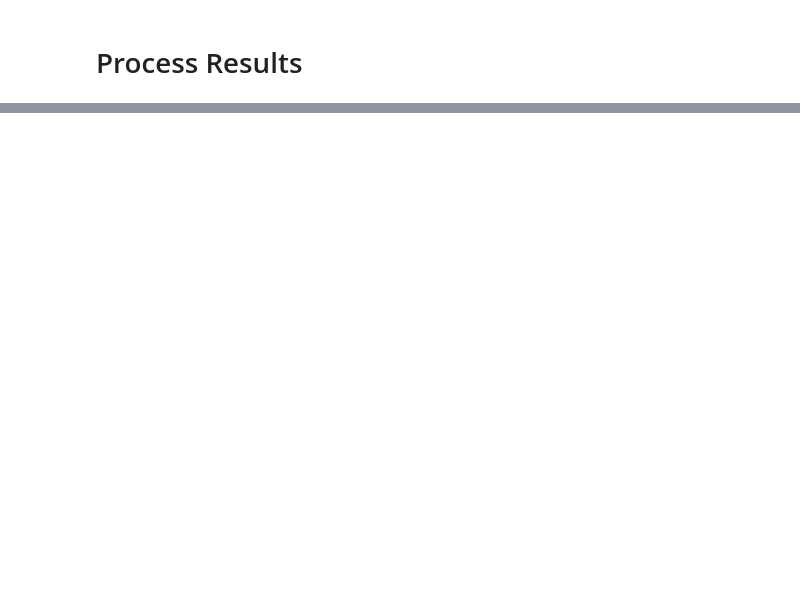
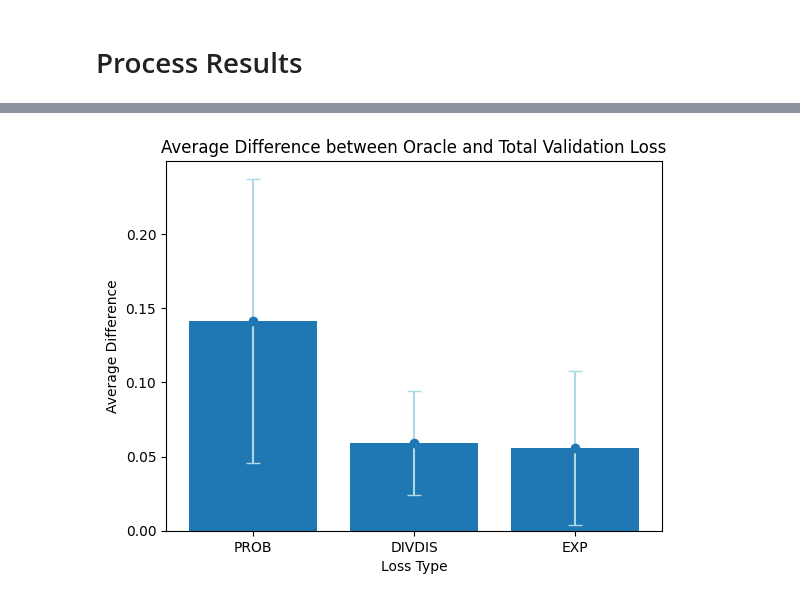
Before and after one commit to oliveradk/diverse-gen, a Jupyter notebook: cifar_mnist_sweep.ipynb, the cells around one changed output, grey strips where cells are left out. Cells and saved outputs as stored; diff of their text form; code cells hidden in the pictures; blank space fills up the shorter version.

```diff
--- a/cifar_mnist_sweep.ipynb
+++ b/cifar_mnist_sweep.ipynb
@@ -288,0 +271,26 @@ plt.show()
+# %%
+# compute average difference between oracle and validation loss across mix rates and runs
+def plot_model_selection_diffs(results, results_model_selection, model_selection_name: str):
+    model_selection_diffs = defaultdict(list)
+    # iterate over each loss type and results
+    for loss_type in losses:
+        for mix_rate in mix_rates:
+            oracle_acc = results[loss_type][mix_rate]
+            model_select_acc = results_model_selection[loss_type][mix_rate]
+            diffs = (np.array(oracle_acc) - np.array(model_select_acc)).tolist()
+            model_selection_diffs[loss_type].extend(diffs)
+
+    # plot diff means and standad deviations as bar chart
+    model_selecttion_diffs_means = {loss_type.name: np.mean(diffs) for loss_type, diffs in model_selection_diffs.items()}
+    model_selecttion_diffs_stds = {loss_type.name: np.std(diffs) for loss_type, diffs in model_selection_diffs.items()}
+    plt.bar(model_selecttion_diffs_means.keys(), model_selecttion_diffs_means.values())
+    plt.errorbar(model_selecttion_diffs_means.keys(), model_selecttion_diffs_means.values(),
+                 yerr=model_selecttion_diffs_stds.values(), fmt='o', capsize=5, ecolor='lightblue')
+    plt.xlabel('Loss Type')
+    plt.ylabel('Average Difference')
+    plt.title(f'Average Difference between Oracle and {model_selection_name}')
+    plt.show()
+
+plot_model_selection_diffs(results, results_val_loss, "Total Validation Loss")
+# %% [output]
+[figure, added]
```
Also changed, not shown: parts of 27 cells of this notebook, 3 other files.
